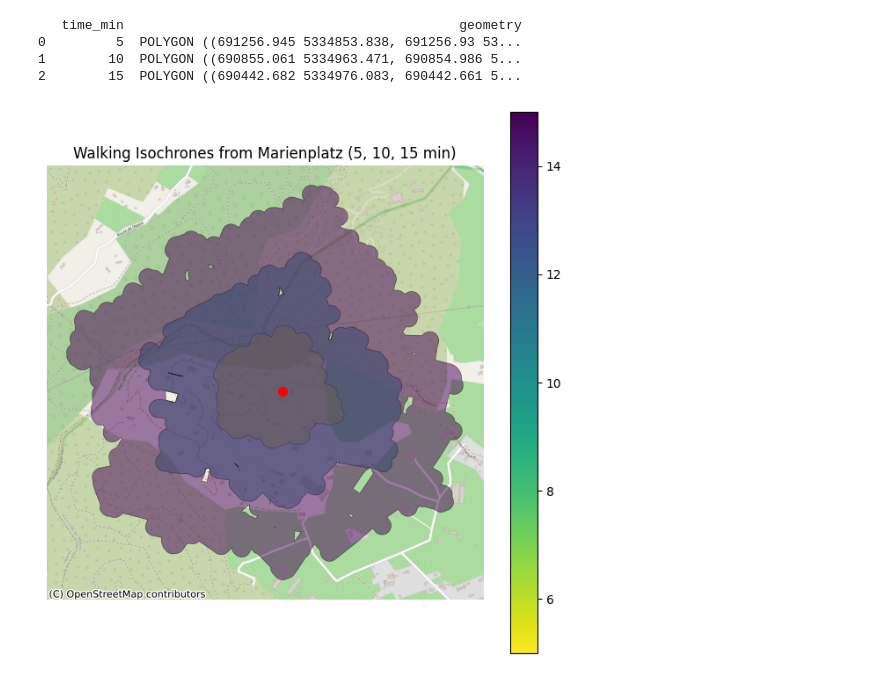
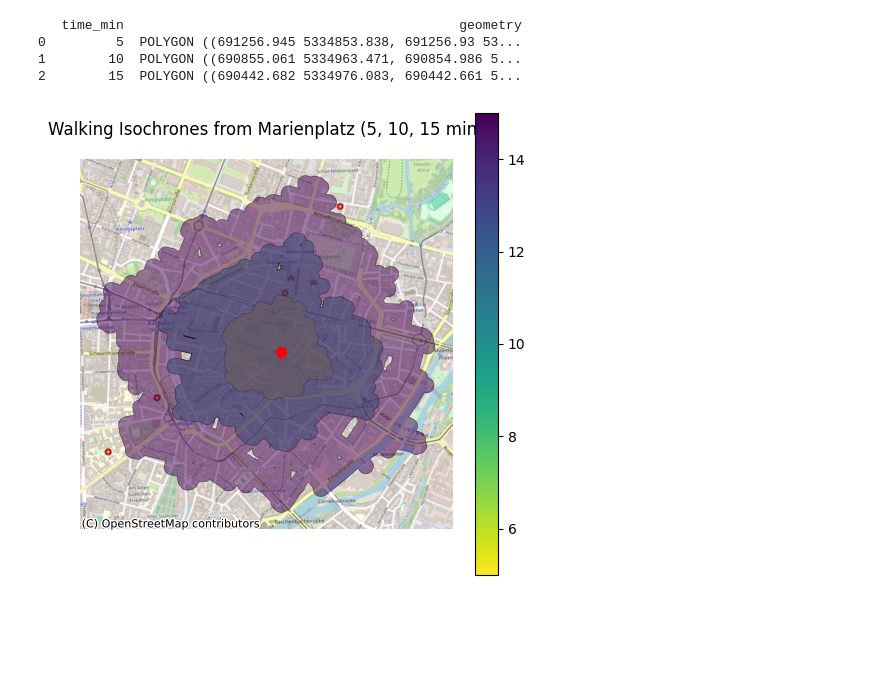
Before and after one commit to faivan95/Walking-Isochrones, a Jupyter notebook: walking_geospatial.ipynb, the cells around one changed output. Saved outputs shown, nothing was run; the diff lists cells and outputs as text; code cells hidden in the pictures; blank space fills up the shorter version.

Commit message:
Fixed_Basemap

```diff
--- a/walking_geospatial.ipynb
+++ b/walking_geospatial.ipynb
@@ -99,27 +99,29 @@ print(iso_gdf)
 # %%
 #Overlap the reachable walking polygons on top of Munich map from contextily
 import matplotlib.pyplot as plt
 import shapely.geometry as geom
 import contextily as ctx
 
 #Plotting
-fig, ax = plt.subplots(figsize=(8, 8))
+#fig, ax = plt.subplots(figsize=(8, 8))
+fig, ax = plt.subplots(figsize=(6, 6))
 iso_gdf.plot(column="time_min",
              cmap="viridis_r",
              alpha=0.5,
              linewidth=0.5,
              edgecolor="black",
              legend=True,
              ax=ax)
 
 #Added marker for Marienplatz
 marienplatz_geom = gpd.GeoSeries([geom.Point(node_proj['x'], node_proj['y'])], crs=G_proj.graph['crs'])
+#marienplatz_geom = gpd.GeoSeries([geom.Point(node_proj['x'], node_proj['y'])], crs=4839)
 marienplatz_geom.plot(ax=ax, color="red", markersize=50)
 
 #Add Munich basemap
-ctx.add_basemap(ax, source=ctx.providers.OpenStreetMap.DE)
+ctx.add_basemap(ax, source=ctx.providers.OpenStreetMap.Mapnik, crs=G_proj.graph['crs'])
 ax.set_axis_off()
 plt.title("Walking Isochrones from Marienplatz (5, 10, 15 min)")
 plt.show()
 # %% [output]
-[figure, old version]
+[figure, new version]
```
